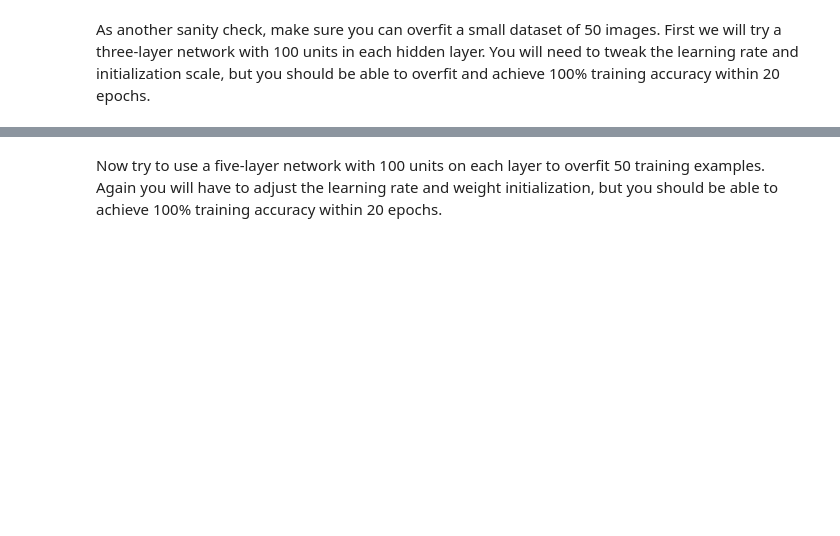
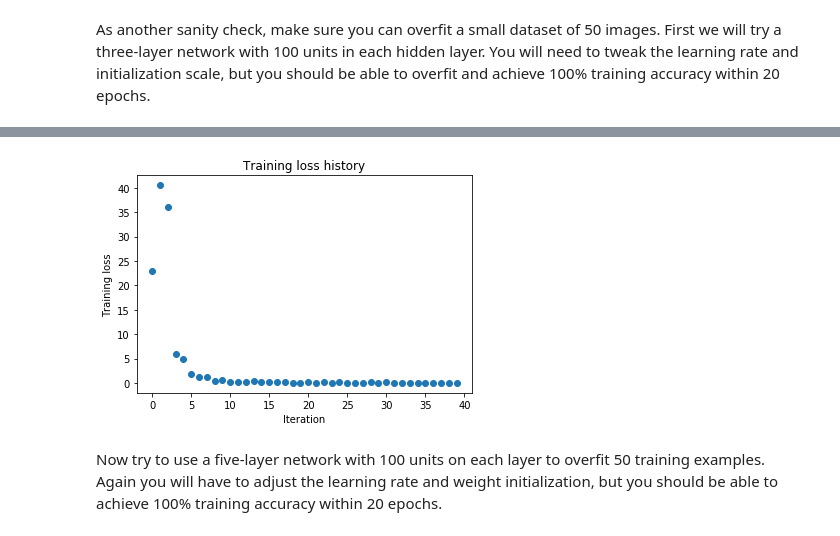
Before and after one commit to Oukaishen/CS231n_Spring2017, a Jupyter notebook: assignment2/FullyConnectedNets.ipynb, the cells around one changed output, grey strips where cells are left out. Cells and saved outputs as stored; diff of their text form; code cells hidden in the pictures; blank space fills up the shorter version.

```diff
--- a/assignment2/FullyConnectedNets.ipynb
+++ b/assignment2/FullyConnectedNets.ipynb
@@ -417,8 +434,8 @@ small_data = {
   'y_val': data['y_val'],
 }
 
-weight_scale = 1e-2
-learning_rate = 1e-4
+weight_scale = 4e-2
+learning_rate = 5e-3
 model = FullyConnectedNet([100, 100],
               weight_scale=weight_scale, dtype=np.float64)
 solver = Solver(model, small_data,
@@ -435,3 +452,4 @@ plt.title('Training loss history')
 plt.xlabel('Iteration')
 plt.ylabel('Training loss')
 plt.show()
+# %% [output]
@@ -438,3 +473,4 @@ plt.show()
+[figure, added]
 # %% [markdown]
 Now try to use a five-layer network with 100 units on each layer to overfit 50 training examples. Again you will have to adjust the learning rate and weight initialization, but you should be able to achieve 100% training accuracy within 20 epochs.
 # %%
```
Also changed, not shown: parts of 9 cells of this notebook, 3 other files.
